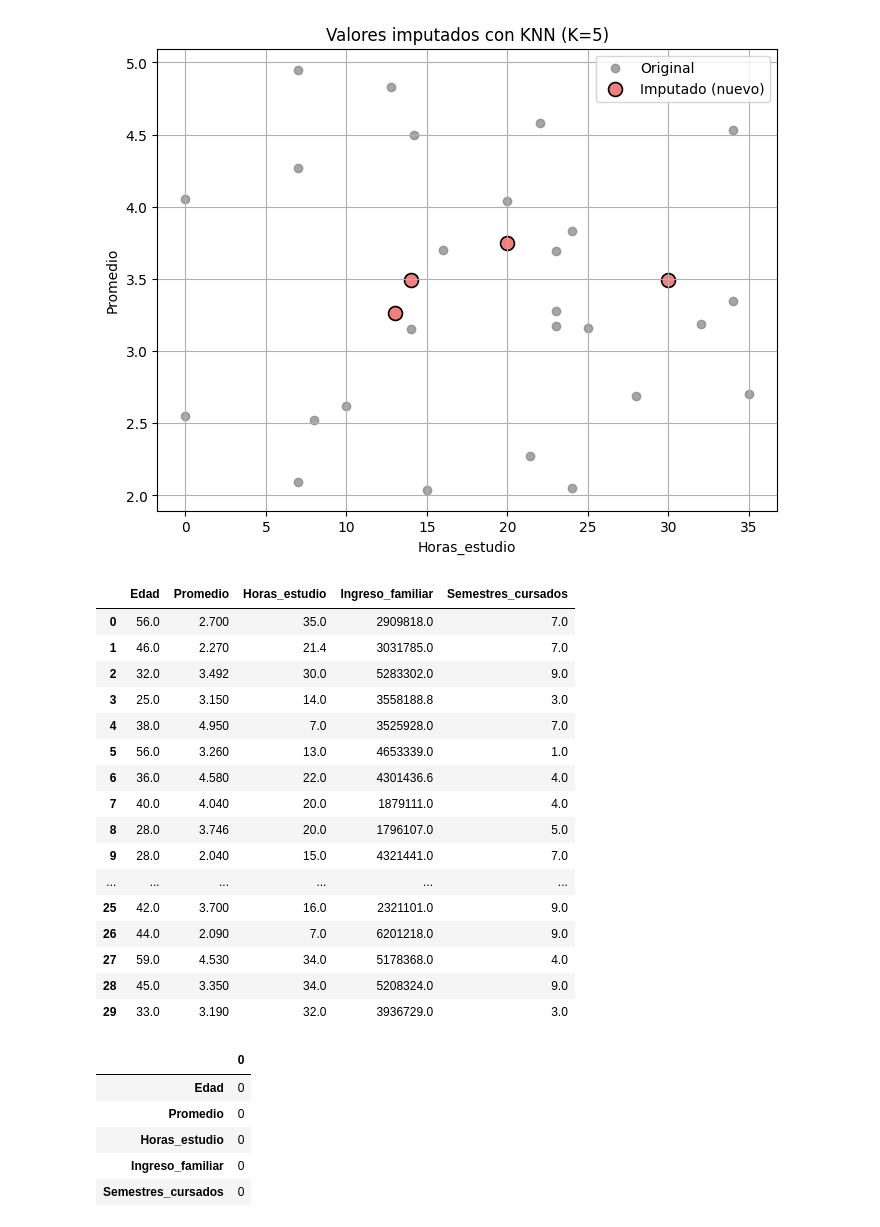
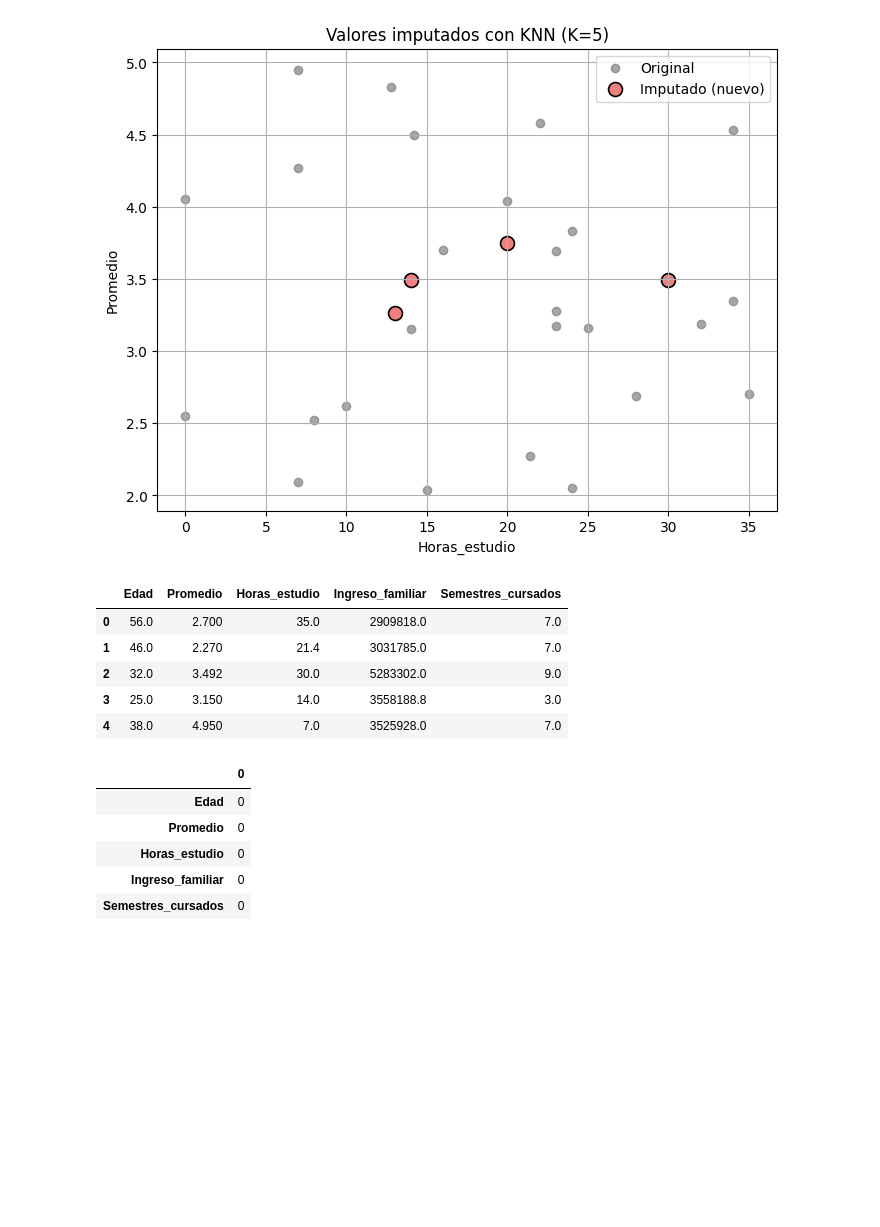
Before and after one commit to eospgonz10/statistical_analytics_homicide, a Jupyter notebook: sesiones_practicas/sp_5_juan_jose_garcia_alvarez_estiven_ospina_gonzalez.ipynb, the cells around one changed output. Cells and saved outputs as stored; diff of their text form; code cells hidden in the pictures; blank space fills up the shorter version.

```diff
--- a/sesiones_practicas/sp_5_juan_jose_garcia_alvarez_estiven_ospina_gonzalez.ipynb
+++ b/sesiones_practicas/sp_5_juan_jose_garcia_alvarez_estiven_ospina_gonzalez.ipynb
@@ -509,25 +498,14 @@ plt.show()
 [figure]
 [figure]
 # %%
-imputed_df.head(30)
+imputed_df.head()
 # %% [output]
 |  | Edad | Promedio | Horas_estudio | Ingreso_familiar | Semestres_cursados |
 | 0 | 56.0 | 2.700 | 35.0 | 2909818.0 | 7.0 |
 | 1 | 46.0 | 2.270 | 21.4 | 3031785.0 | 7.0 |
 | 2 | 32.0 | 3.492 | 30.0 | 5283302.0 | 9.0 |
 | 3 | 25.0 | 3.150 | 14.0 | 3558188.8 | 3.0 |
 | 4 | 38.0 | 4.950 | 7.0 | 3525928.0 | 7.0 |
-| 5 | 56.0 | 3.260 | 13.0 | 4653339.0 | 1.0 |
-| 6 | 36.0 | 4.580 | 22.0 | 4301436.6 | 4.0 |
-| 7 | 40.0 | 4.040 | 20.0 | 1879111.0 | 4.0 |
-| 8 | 28.0 | 3.746 | 20.0 | 1796107.0 | 5.0 |
-| 9 | 28.0 | 2.040 | 15.0 | 4321441.0 | 7.0 |
-| ... | ... | ... | ... | ... | ... |
-| 25 | 42.0 | 3.700 | 16.0 | 2321101.0 | 9.0 |
-| 26 | 44.0 | 2.090 | 7.0 | 6201218.0 | 9.0 |
-| 27 | 59.0 | 4.530 | 34.0 | 5178368.0 | 4.0 |
-| 28 | 45.0 | 3.350 | 34.0 | 5208324.0 | 9.0 |
-| 29 | 33.0 | 3.190 | 32.0 | 3936729.0 | 3.0 |
 # %%
 # Conteo de nulos tras la imputación
 
```
Also changed, not shown: parts of 3 cells of this notebook.
